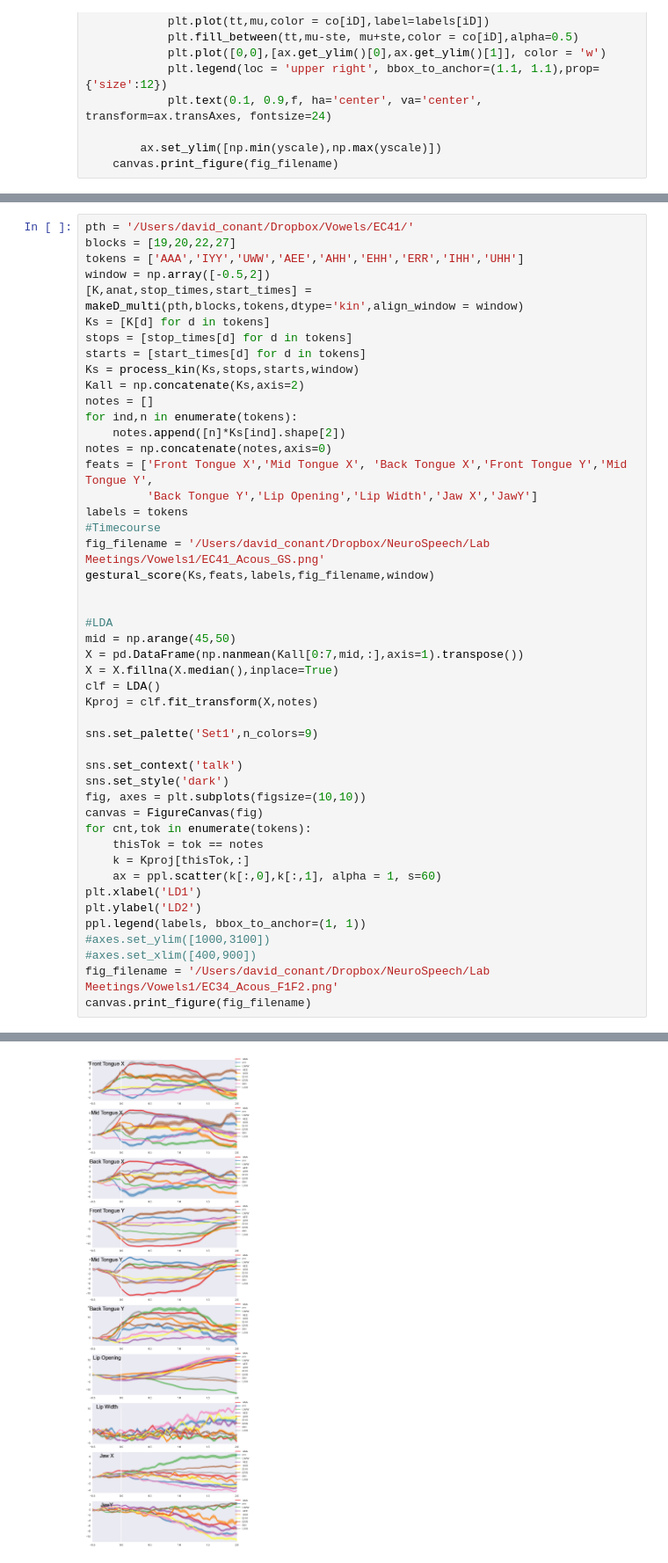
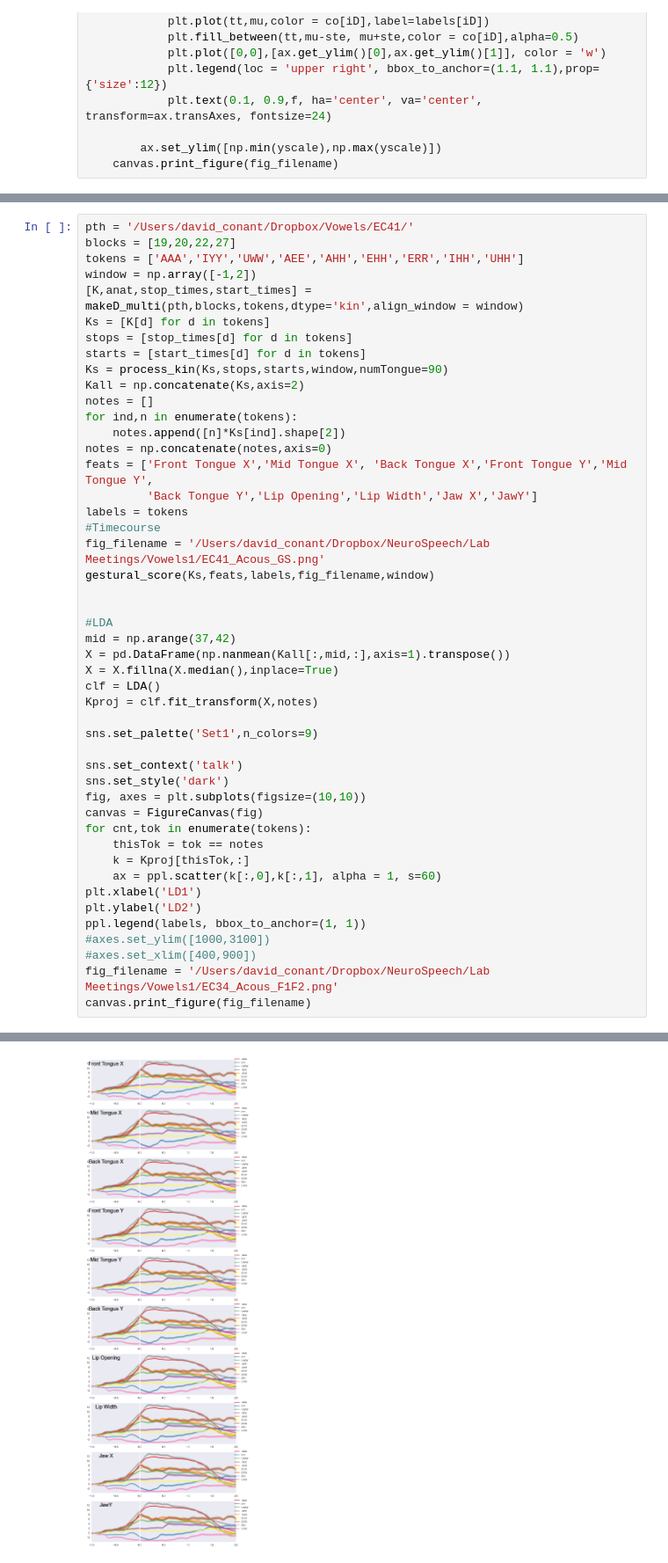
Before and after one commit to dfconant/utilities, a Jupyter notebook: iPyNb/Kinematic_Preprocessing.ipynb, the cells around one changed output, grey strips where cells are left out. Shown at 88% size. Saved outputs shown, nothing was run; the diff lists cells and outputs as text.

```diff
--- a/iPyNb/Kinematic_Preprocessing.ipynb
+++ b/iPyNb/Kinematic_Preprocessing.ipynb
@@ -61,12 +61,12 @@ Loaded
 pth = '/Users/david_conant/Dropbox/Vowels/EC41/'
 blocks = [19,20,22,27]
 tokens = ['AAA','IYY','UWW','AEE','AHH','EHH','ERR','IHH','UHH']
-window = np.array([-0.5,2])
+window = np.array([-1,2])
 [K,anat,stop_times,start_times] = makeD_multi(pth,blocks,tokens,dtype='kin',align_window = window)
 Ks = [K[d] for d in tokens]
 stops = [stop_times[d] for d in tokens]
 starts = [start_times[d] for d in tokens]
-Ks = process_kin(Ks,stops,starts,window)
+Ks = process_kin(Ks,stops,starts,window,numTongue=90)
 Kall = np.concatenate(Ks,axis=2)
 notes = []
 for ind,n in enumerate(tokens):
@@ -78,33 +78,33 @@ labels = tokens
 #Timecourse
 fig_filename = '/Users/david_conant/Dropbox/NeuroSpeech/Lab Meetings/Vowels1/EC41_Acous_GS.png'
 gestural_score(Ks,feats,labels,fig_filename,window)
 
 
 #LDA
-mid = np.arange(45,50)
-X = pd.DataFrame(np.nanmean(Kall[0:7,mid,:],axis=1).transpose())
+mid = np.arange(37,42)
+X = pd.DataFrame(np.nanmean(Kall[:,mid,:],axis=1).transpose())
 X = X.fillna(X.median(),inplace=True)
 clf = LDA()
 Kproj = clf.fit_transform(X,notes)
 
 sns.set_palette('Set1',n_colors=9)
 
 sns.set_context('talk')
 sns.set_style('dark')
 fig, axes = plt.subplots(figsize=(10,10))
 canvas = FigureCanvas(fig)
 for cnt,tok in enumerate(tokens):
     thisTok = tok == notes
     k = Kproj[thisTok,:]
     ax = ppl.scatter(k[:,0],k[:,1], alpha = 1, s=60)
 plt.xlabel('LD1')
 plt.ylabel('LD2')
 ppl.legend(labels, bbox_to_anchor=(1, 1))
 #axes.set_ylim([1000,3100])
 #axes.set_xlim([400,900])
 fig_filename = '/Users/david_conant/Dropbox/NeuroSpeech/Lab Meetings/Vowels1/EC34_Acous_F1F2.png'
 canvas.print_figure(fig_filename)
 # %% [output]
 File found; Loading...
 Loaded
-[figure, old version]
+[figure, new version]
```
Also changed, not shown: parts of 32 cells of this notebook, 18 other files.
